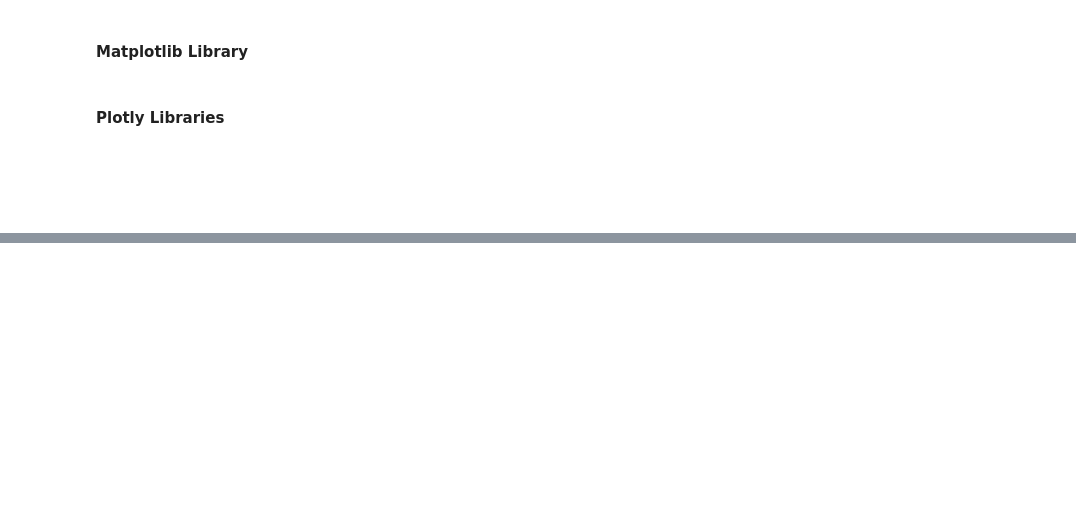
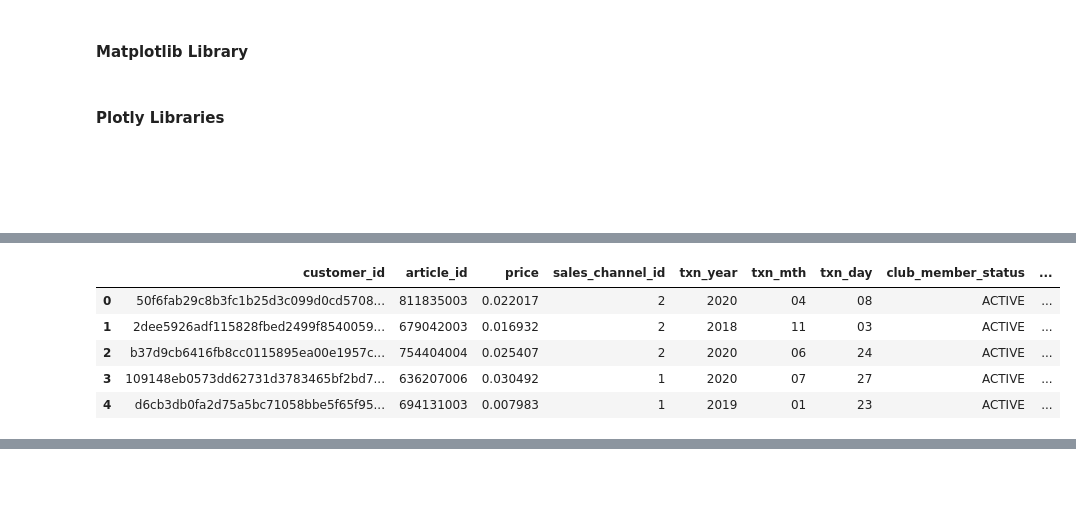
Before and after one commit to JackDaedalus/ML_CA, a Jupyter notebook: MachineLearning_CA_D21124026_CFinnegan v1-1 060422.ipynb, the cells around one changed output, grey strips where cells are left out. Saved outputs shown, nothing was run; the diff lists cells and outputs as text; code cells hidden in the pictures; blank space fills up the shorter version.

```diff
--- a/MachineLearning_CA_D21124026_CFinnegan v1-1 060422.ipynb
+++ b/MachineLearning_CA_D21124026_CFinnegan v1-1 060422.ipynb
@@ -93,0 +297,9 @@ df_Articles.head()
+# %%
+df_HM_CustTrxn.head()
+# %% [output]
+|  | customer_id | article_id | price | sales_channel_id | txn_year | txn_mth | txn_day | club_member_status | ... |
+| 0 | 50f6fab29c8b3fc1b25d3c099d0cd5708... | 811835003 | 0.022017 | 2 | 2020 | 04 | 08 | ACTIVE | ... |
+| 1 | 2dee5926adf115828fbed2499f8540059... | 679042003 | 0.016932 | 2 | 2018 | 11 | 03 | ACTIVE | ... |
+| 2 | b37d9cb6416fb8cc0115895ea00e1957c... | 754404004 | 0.025407 | 2 | 2020 | 06 | 24 | ACTIVE | ... |
+| 3 | 109148eb0573dd62731d3783465bf2bd7... | 636207006 | 0.030492 | 1 | 2020 | 07 | 27 | ACTIVE | ... |
+| 4 | d6cb3db0fa2d75a5bc71058bbe5f65f95... | 694131003 | 0.007983 | 1 | 2019 | 01 | 23 | ACTIVE | ... |
```
Also changed, not shown: parts of 73 cells of this notebook.
